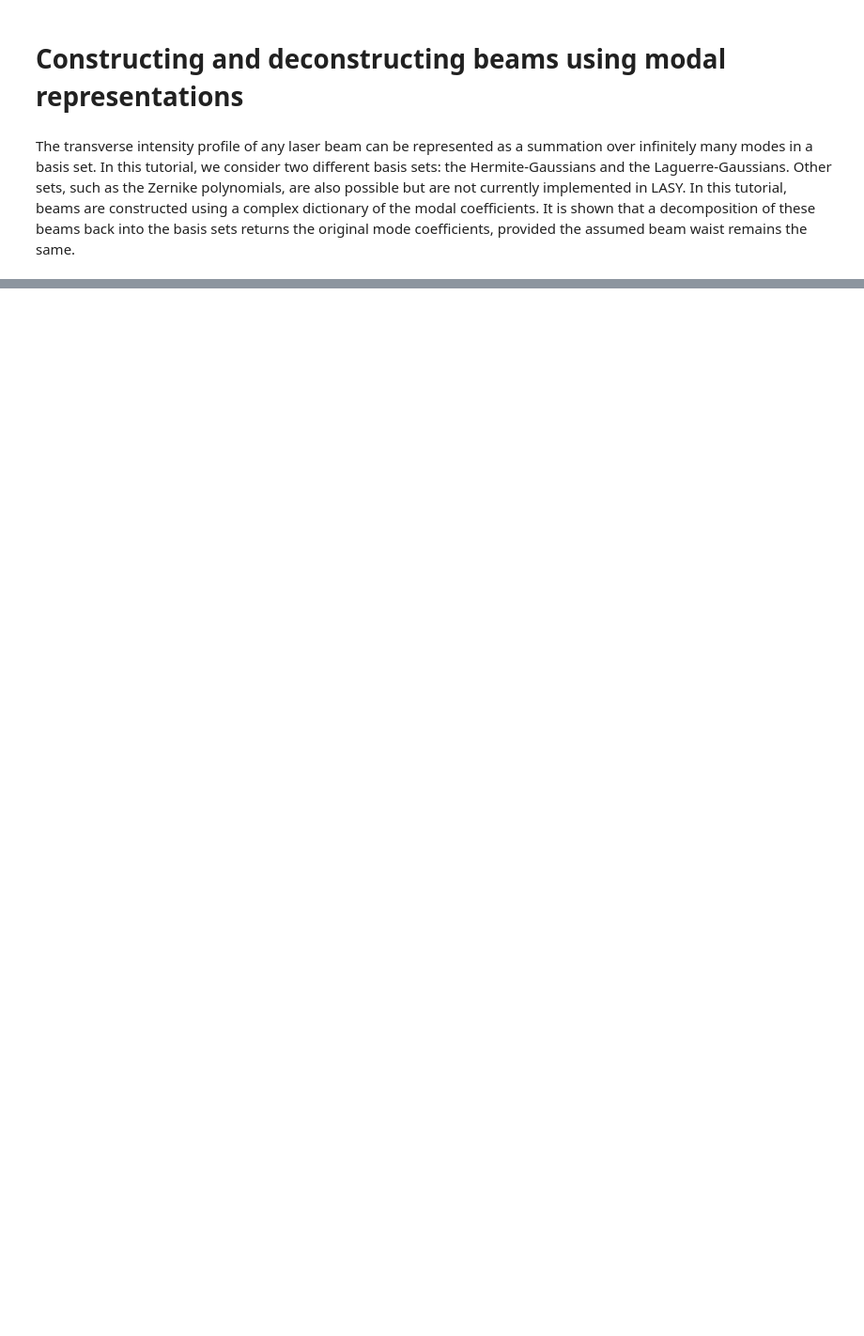
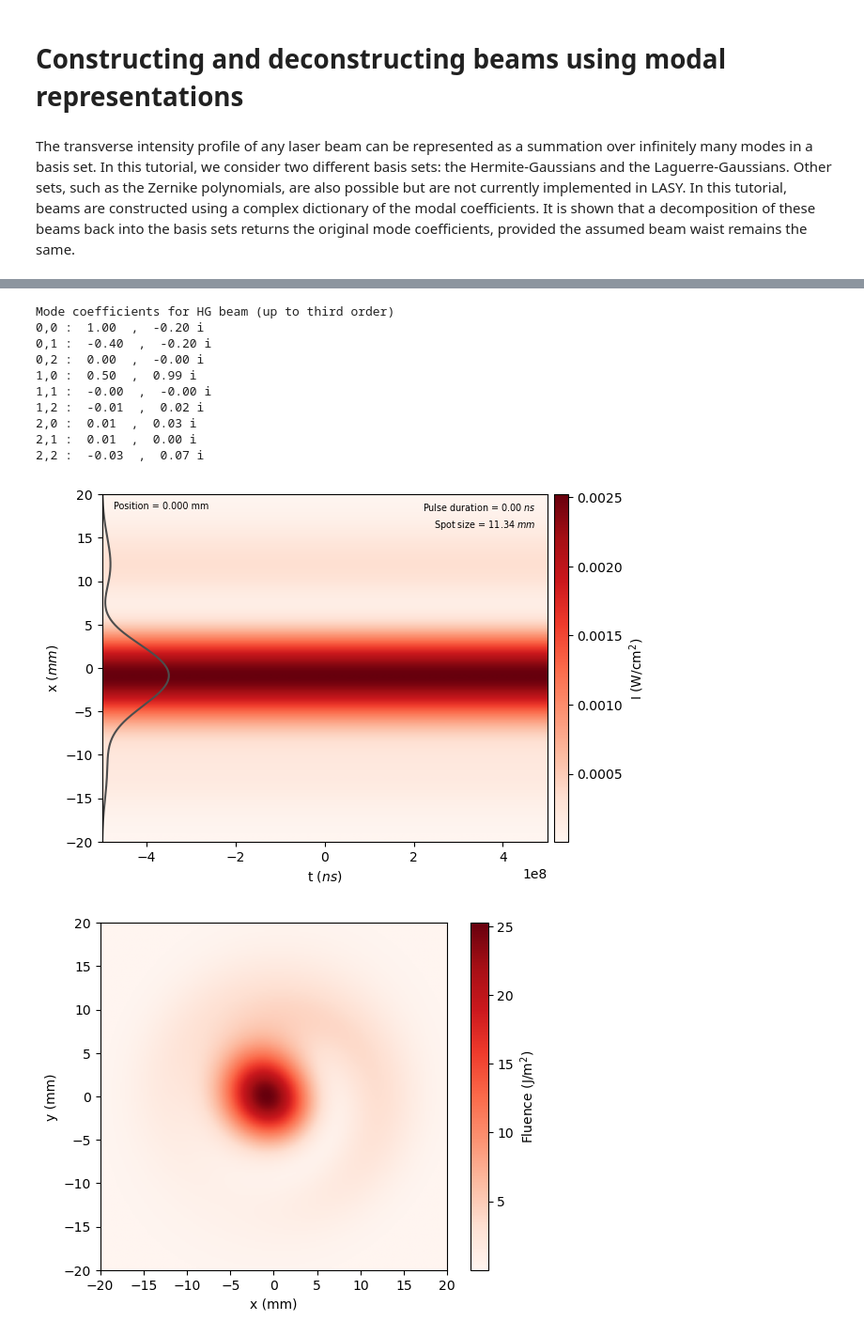
Before and after one commit to LASY-org/lasy, a Jupyter notebook: docs/source/tutorials/modal_composition.ipynb, the cells around one changed output, grey strips where cells are left out. Shown: that part at 94% size. Saved outputs shown, nothing was run; the diff lists cells and outputs as text; code cells hidden in the pictures; blank space fills up the shorter version.

```diff
--- a/docs/source/tutorials/modal_composition.ipynb
+++ b/docs/source/tutorials/modal_composition.ipynb
@@ -96,31 +113,44 @@ for calcModeKey in calculatedModes.keys():
 LG_laser = deepcopy(laser)  # Make a copy of the input grid
 laguerre_gauss_composition(LG_laser, spot_size, modes, skipAsymmetricModes=False)
 
 LG_laser.show(envelope_type="intensity")  # In this case this is the fluence (CW beam)
 
 intensity = epsilon_0 * c / 2 * np.abs(LG_laser.grid.get_temporal_field()) ** 2
-fluence = np.sum(intensity, axis=-1) * LG_laser.grid.dx[-1]
+fluence = np.sum(intensity, axis=-1).T * LG_laser.grid.dx[-1]
 extent = (
     LG_laser.grid.axes[0].min() * 1e3,
     LG_laser.grid.axes[0].max() * 1e3,
     LG_laser.grid.axes[1].min() * 1e3,
     LG_laser.grid.axes[1].max() * 1e3,
 )
 plt.figure()
 plt.imshow(fluence, extent=extent, cmap="Reds")
 plt.xlabel("x (mm)")
 plt.ylabel("y (mm)")
 plt.colorbar(label=r"Fluence (J/m$^2$)")
 
 calculatedModes = laguerre_gauss_decomposition(LG_laser, spot_size, 3, 3)
 print("Mode coefficients for HG beam (up to third order)")
 for calcModeKey in calculatedModes.keys():
     print(
         "%i,%i :  %.2f  ,  %.2f i"
         % (
             calcModeKey[0],
             calcModeKey[1],
             np.real(calculatedModes[calcModeKey]),
             np.imag(calculatedModes[calcModeKey]),
         )
     )
+# %% [output]
+Mode coefficients for HG beam (up to third order)
+0,0 :  1.00  ,  -0.20 i
+0,1 :  -0.40  ,  -0.20 i
+0,2 :  0.00  ,  -0.00 i
+1,0 :  0.50  ,  0.99 i
+1,1 :  -0.00  ,  -0.00 i
+1,2 :  -0.01  ,  0.02 i
+2,0 :  0.01  ,  0.03 i
+2,1 :  0.01  ,  0.00 i
+2,2 :  -0.03  ,  0.07 i
+[figure, added]
+[figure, added]
```
Also changed, not shown: parts of 2 cells of this notebook, 1 other file.
